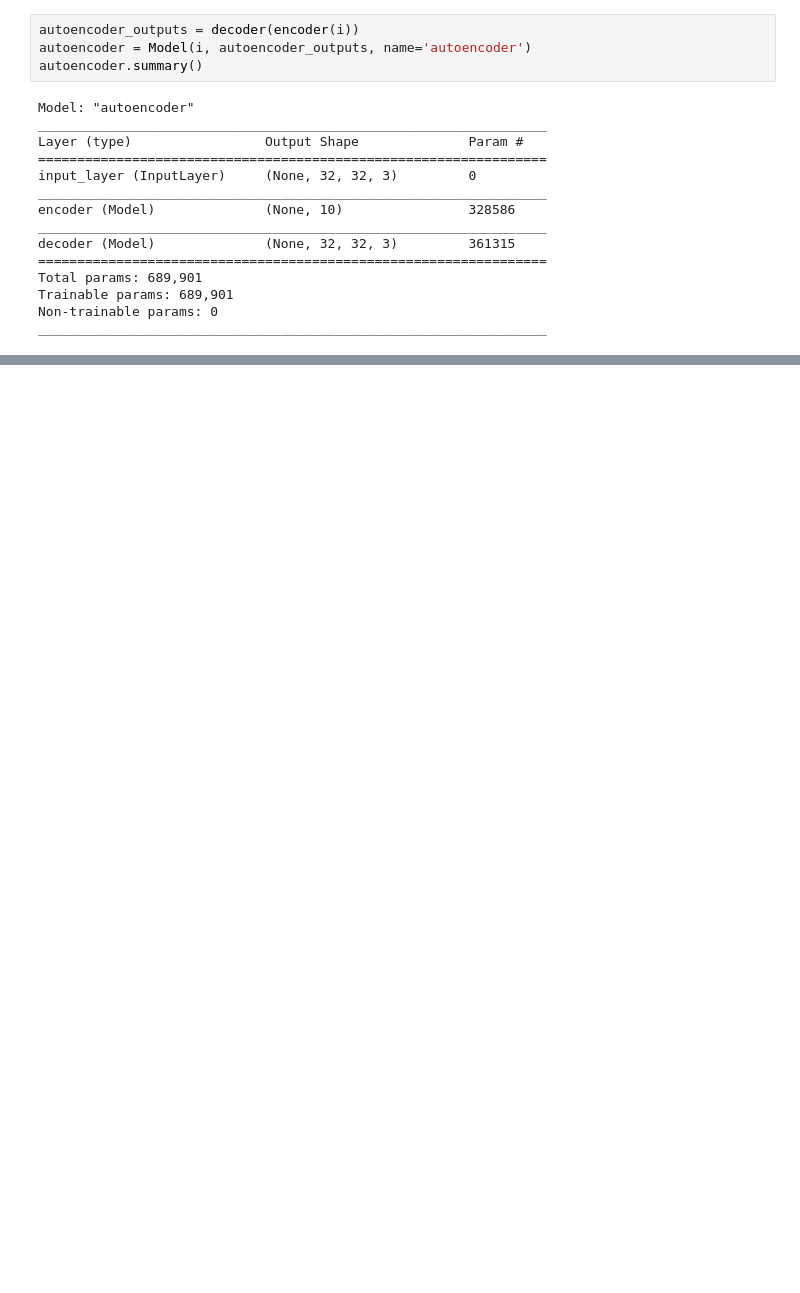
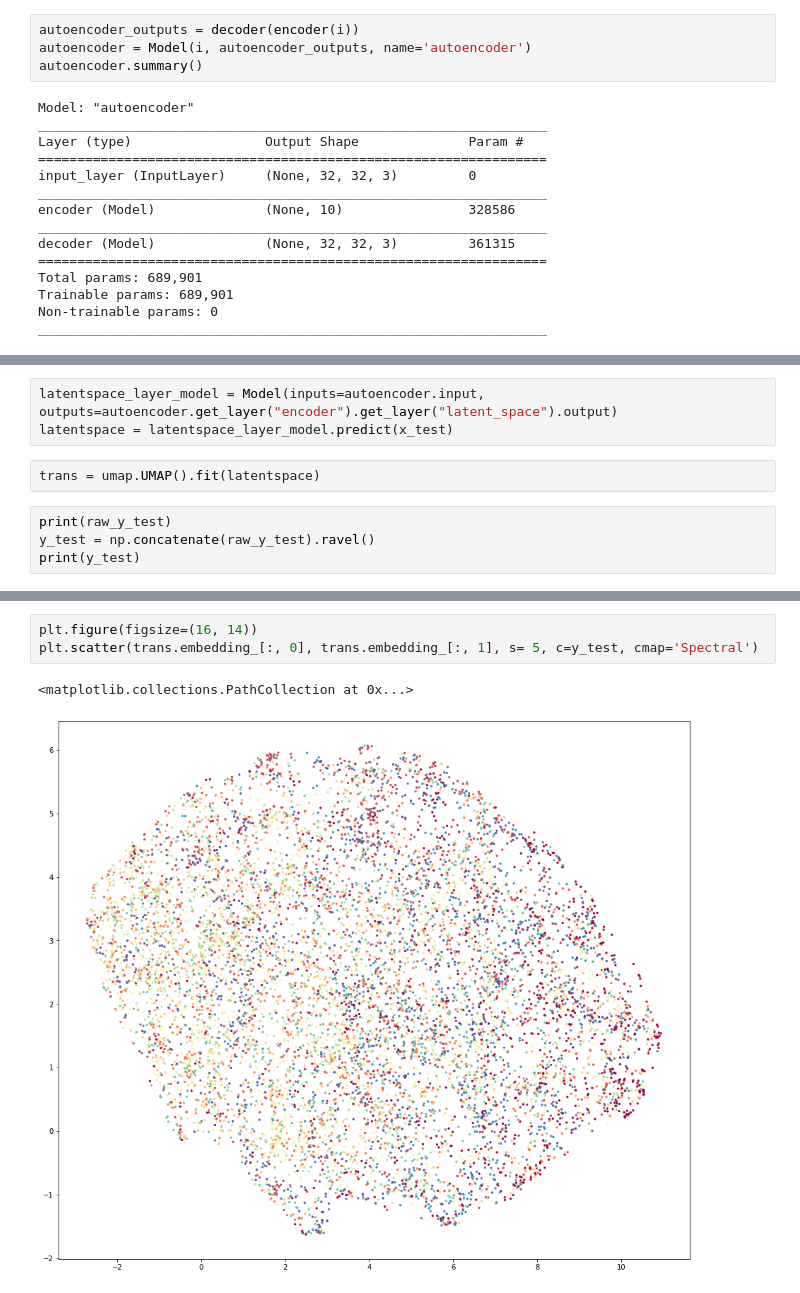
Before and after one commit to tnusser/ImageRetrieval, a Jupyter notebook: Autoencoder.ipynb, the cells around one changed output, grey strips where cells are left out. Cells and saved outputs as stored; diff of their text form; blank space fills up the shorter version.

```diff
--- a/Autoencoder.ipynb
+++ b/Autoencoder.ipynb
@@ -218,0 +167,9 @@ sns.pairplot(df)
+# %%
+latentspace_layer_model = Model(inputs=autoencoder.input, outputs=autoencoder.get_layer("encoder").get_layer("latent_space").output)
+latentspace = latentspace_layer_model.predict(x_test)
+# %%
+trans = umap.UMAP().fit(latentspace)
+# %%
+print(raw_y_test)
+y_test = np.concatenate(raw_y_test).ravel()
+print(y_test)
@@ -218,0 +185,6 @@ sns.pairplot(df)
+# %%
+plt.figure(figsize=(16, 14))
+plt.scatter(trans.embedding_[:, 0], trans.embedding_[:, 1], s= 5, c=y_test, cmap='Spectral')
+# %% [output]
+<matplotlib.collections.PathCollection at 0x...>
+[figure, added]
```
Also changed, not shown: parts of 16 cells of this notebook.
